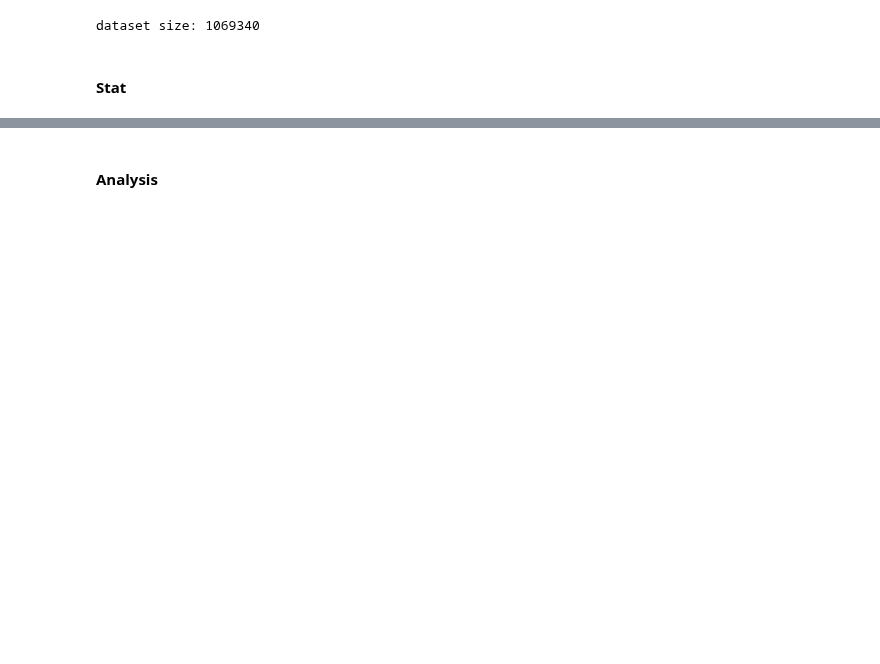
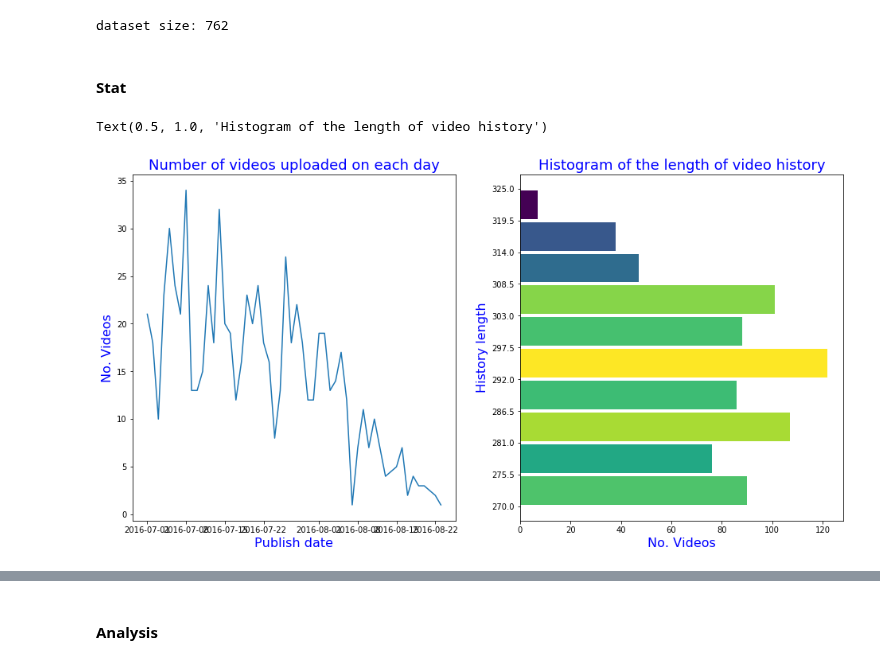
Before and after one commit to septasset/hip-popularity, a Jupyter notebook: data_analysis/profile_engage16.ipynb, the cells around one changed output, grey strips where cells are left out. Cells and saved outputs as stored; diff of their text form; code cells hidden in the pictures; blank space fills up the shorter version.

Commit message:
data analysis: profile engage16

```diff
--- a/data_analysis/profile_engage16.ipynb
+++ b/data_analysis/profile_engage16.ipynb
@@ -22,7 +22,8 @@ categories = ["activism","autos","comedy","education","entertainment", \
 
 eval_days = [90, 135, 180, 225, 270]
 # %%
-dataset_base = "G:/MLCV dataset/engagement'16/tweeted_videos"
+# dataset_base = "G:/MLCV dataset/engagement'16/tweeted_videos"
+dataset_base = "H:/engagement'16/tweeted_videos"
 # dataset_base = "G:/MLCV dataset/engagement'16/quality_videos"
 dataset_jsons = {}
 # %%
@@ -37,6 +38,7 @@ days = []
 views = []
 shares = []
 watches = []
+other_stats = [] # (publish time, history length)
 # %%
 for test_category in categories:
     dataset_json = None
@@ -49,9 +51,12 @@ for test_category in categories:
         try:
             category_id = int(record['snippet']['categoryId'])
             day = [int(x) for x in record['insights']['days'].split(",")]
-            """!!!"""
-            if len(day) < eval_days[-1]: continue
-            """!!!"""
+            published_at = record['snippet']['publishedAt']
+            history_length = len(day)
+
+            """!!! filtering"""
+            if history_length < eval_days[-1]: continue
+
             view = [int(x) for x in record['insights']['dailyView'].split(",")]
             share = [int(x) for x in record['insights']['dailyShare'].split(",")]
             watch = [float(x) for x in record['insights']['dailyWatch'].split(",")]
@@ -70,11 +75,49 @@ for test_category in categories:
         watches.append(watch)
 
         info_category[test_category].append(record['id'])
+
+        other_stats.append((published_at, history_length))
+
 print("dataset size:", len(vids))
 # %% [output]
-dataset size: 1069340
+dataset size: 762
 # %% [markdown]
 #### Stat
+# %%
+# number of videos uploaded on each day,
+# and the histogram of the length of available history
+
+day_videos_map = dict()
+for published_at, _ in other_stats:
+    published_at = datetime.strptime(published_at,"%Y-%m-%dT%H:%M:%S.%f%z")
+    published_date = published_at.date()
+    if published_date not in day_videos_map:
+        day_videos_map[published_date] = 0
+    day_videos_map[published_date] += 1
+day_videos = sorted(day_videos_map.items(), key=lambda x: x[0])
+
+fig = plt.figure(figsize = (16,8))
+ax = fig.add_subplot(121)
+ax.plot([x[0] for x in day_videos], [x[1] for x in day_videos])
+ax.set_ylabel("No. Videos", color="blue", fontsize=16)
+ax.set_xlabel("Publish date", color="blue", fontsize=16)
+ax.set_title("Number of videos uploaded on each day", color="blue", fontsize=18)
+
+ax2 = fig.add_subplot(122)
+n, bins, patches = ax2.hist([x[1] for x in other_stats],orientation="horizontal", rwidth=0.9)
+# compute bar color
+percent = n / n.max()
+norm = colors.Normalize(percent.min(), percent.max())
+for thisfrac, thispatch in zip(percent, patches):
+    color = plt.cm.viridis(norm(thisfrac))
+    thispatch.set_facecolor(color)
+ax2.set_yticks(bins)
+ax2.set_xlabel("No. Videos", color="blue", fontsize=16)
+ax2.set_ylabel("History length", color="blue", fontsize=16)
+ax2.set_title("Histogram of the length of video history", color="blue", fontsize=18)
+# %% [output]
+Text(0.5, 1.0, 'Histogram of the length of video history')
+[figure, added]
 # %%
 for key, val in info_category.items():
     print(key, len(val))
```
Also changed, not shown: parts of 10 cells of this notebook, 2 other files.
